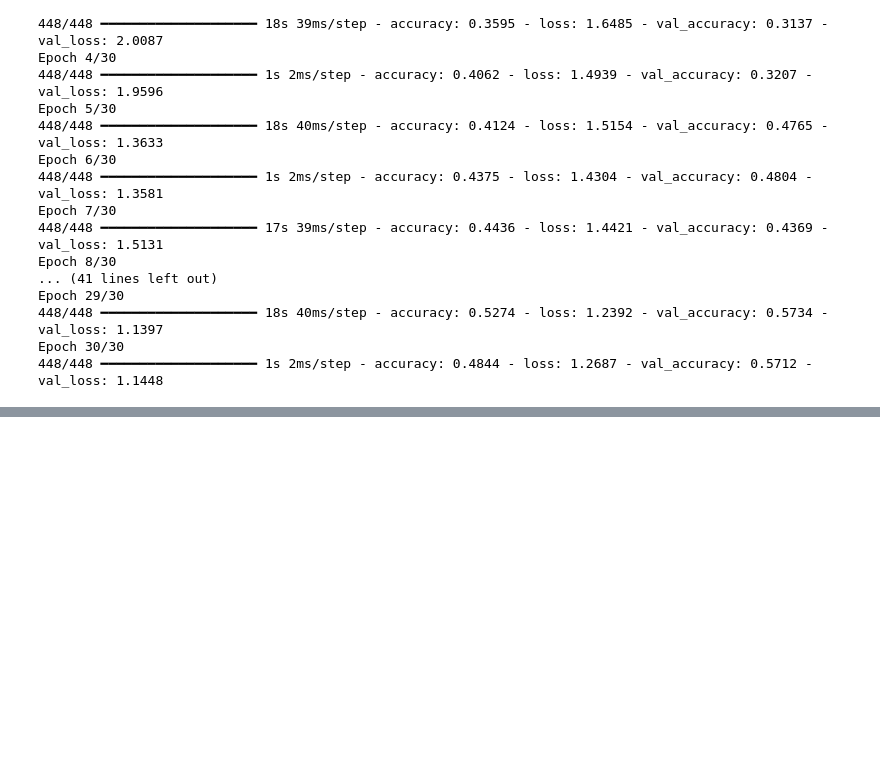
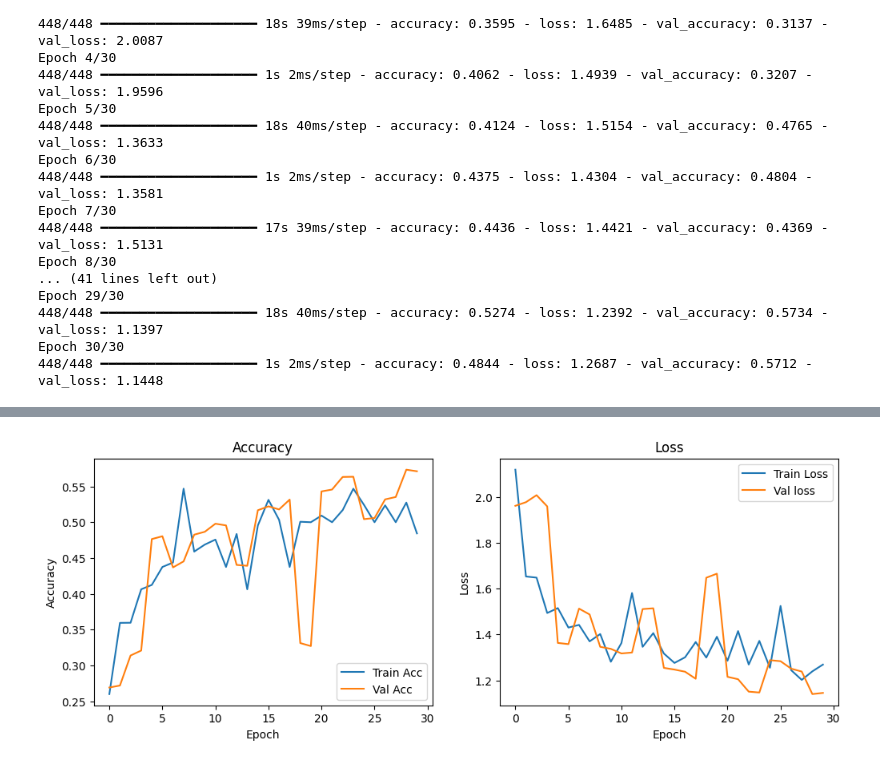
Before and after one commit to jack-marken/ml-facial-recognition-project, a Jupyter notebook: emotion_detection/emotion2.ipynb, the cells around one changed output, grey strips where cells are left out. Cells and saved outputs as stored; diff of their text form; code cells hidden in the pictures; blank space fills up the shorter version.

Commit message:
Final evaluation on validation set

```diff
--- a/emotion_detection/emotion2.ipynb
+++ b/emotion_detection/emotion2.ipynb
@@ -207,3 +207,32 @@ Epoch 29/30
 448/448 ━━━━━━━━━━━━━━━━━━━━ 18s 40ms/step - accuracy: 0.5274 - loss: 1.2392 - val_accuracy: 0.5734 - val_loss: 1.1397
 Epoch 30/30
 448/448 ━━━━━━━━━━━━━━━━━━━━ 1s 2ms/step - accuracy: 0.4844 - loss: 1.2687 - val_accuracy: 0.5712 - val_loss: 1.1448
+# %%
+import matplotlib.pyplot as plt
+
+#Final evaluation on the validation set
+loss, accuracy = model.evaluate(X_val, y_val, verbose=0)
+print(f"Validation loss: {loss:4f}")
+print(f"Validation accuracy: {accuracy:4f}")
+
+#Plot training curves
+plt.figure(figsize=(12,4))
+
+plt.subplot(1,2,1)
+plt.plot(history.history['accuracy'], label='Train Acc')
+plt.plot(history.history['val_accuracy'], label='Val Acc')
+plt.title('Accuracy')
+plt.xlabel('Epoch')
+plt.ylabel('Accuracy')
+plt.legend()
+
+plt.subplot(1,2,2)
+plt.plot(history.history['loss'], label='Train Loss')
+plt.plot(history.history['val_loss'], label='Val loss')
+plt.title('Loss')
+plt.xlabel('Epoch')
+plt.ylabel('Loss')
+plt.legend()
+
+plt.show()
+# %% [output]
@@ -209,0 +241 @@ Epoch 30/30
+[figure, added]
```
Also changed, not shown: parts of 1 cell of this notebook.
